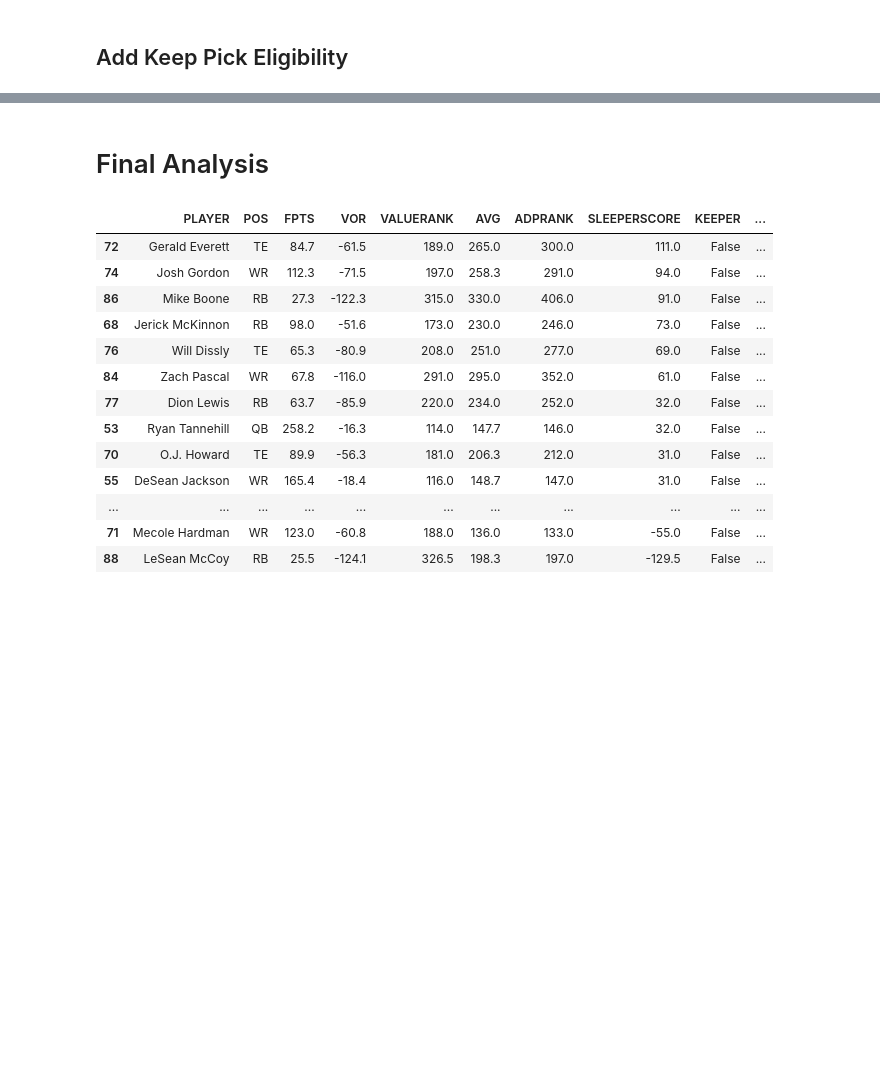
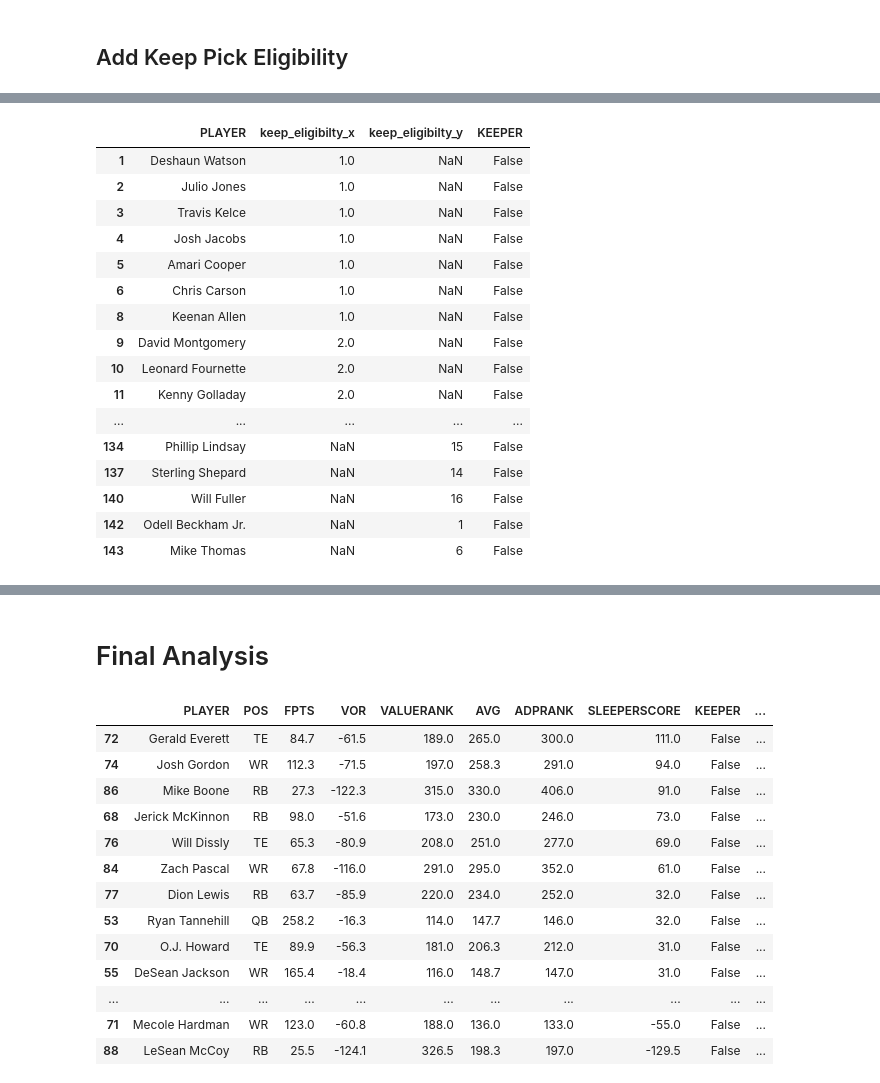
Before and after one commit to rab175/SportsAnalysis, a Jupyter notebook: Draft Model.ipynb, the cells around one changed output, grey strips where cells are left out. Drawn from its saved outputs; the diff is of its cells as text; code cells hidden in the pictures; blank space fills up the shorter version.

```diff
--- a/Draft Model.ipynb
+++ b/Draft Model.ipynb
@@ -837 +868,21 @@ df_no_keep.head()
+# %%
+all_keeps
+# %% [output]
+|  | PLAYER | keep_eligibilty_x | keep_eligibilty_y | KEEPER |
+| 1 | Deshaun Watson | 1.0 | NaN | False |
+| 2 | Julio Jones | 1.0 | NaN | False |
+| 3 | Travis Kelce | 1.0 | NaN | False |
+| 4 | Josh Jacobs | 1.0 | NaN | False |
+| 5 | Amari Cooper | 1.0 | NaN | False |
+| 6 | Chris Carson | 1.0 | NaN | False |
+| 8 | Keenan Allen | 1.0 | NaN | False |
+| 9 | David Montgomery | 2.0 | NaN | False |
+| 10 | Leonard Fournette | 2.0 | NaN | False |
+| 11 | Kenny Golladay | 2.0 | NaN | False |
+| ... | ... | ... | ... | ... |
+| 134 | Phillip Lindsay | NaN | 15 | False |
+| 137 | Sterling Shepard | NaN | 14 | False |
+| 140 | Will Fuller | NaN | 16 | False |
+| 142 | Odell Beckham Jr. | NaN | 1 | False |
+| 143 | Mike Thomas | NaN | 6 | False |
 # %%
```
Also changed, not shown: parts of 37 cells of this notebook.
